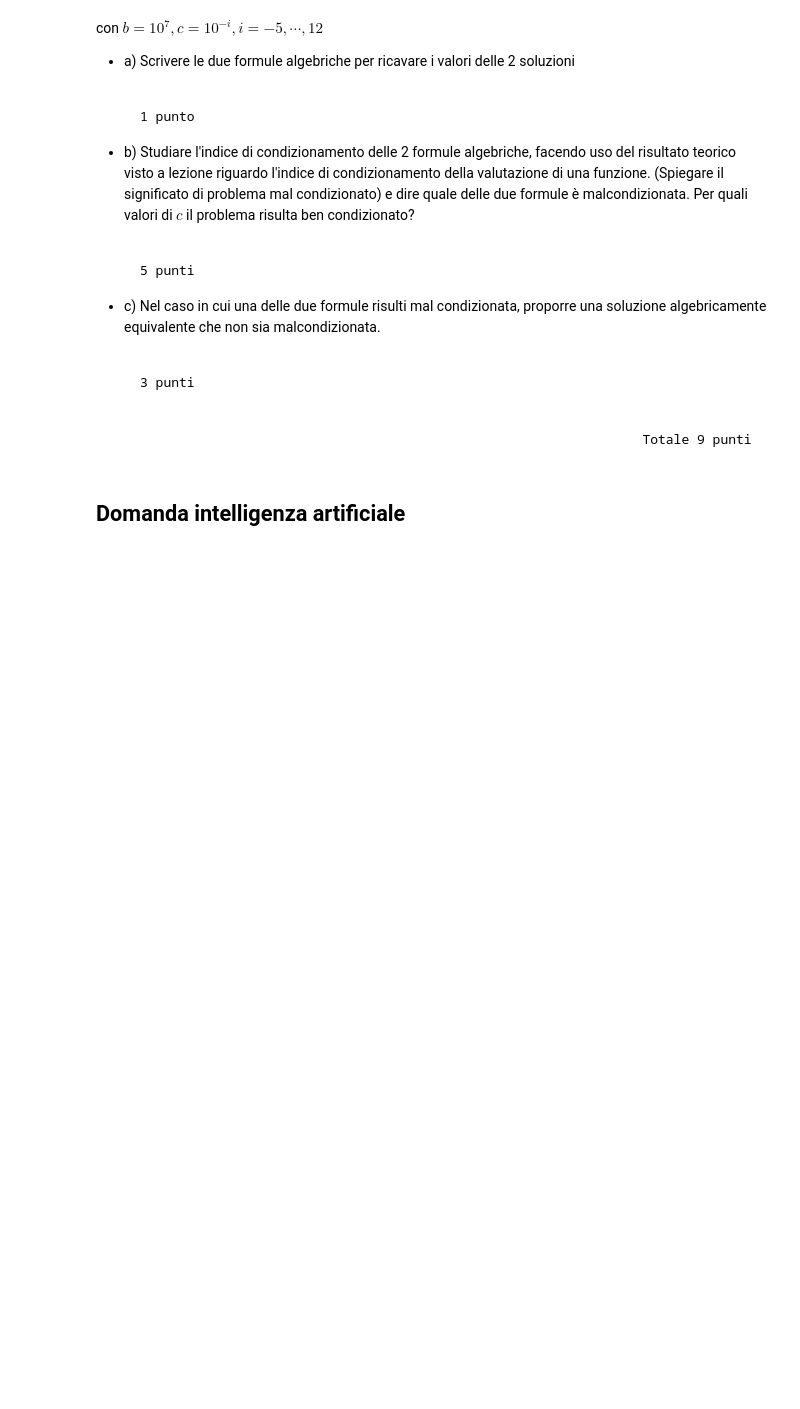
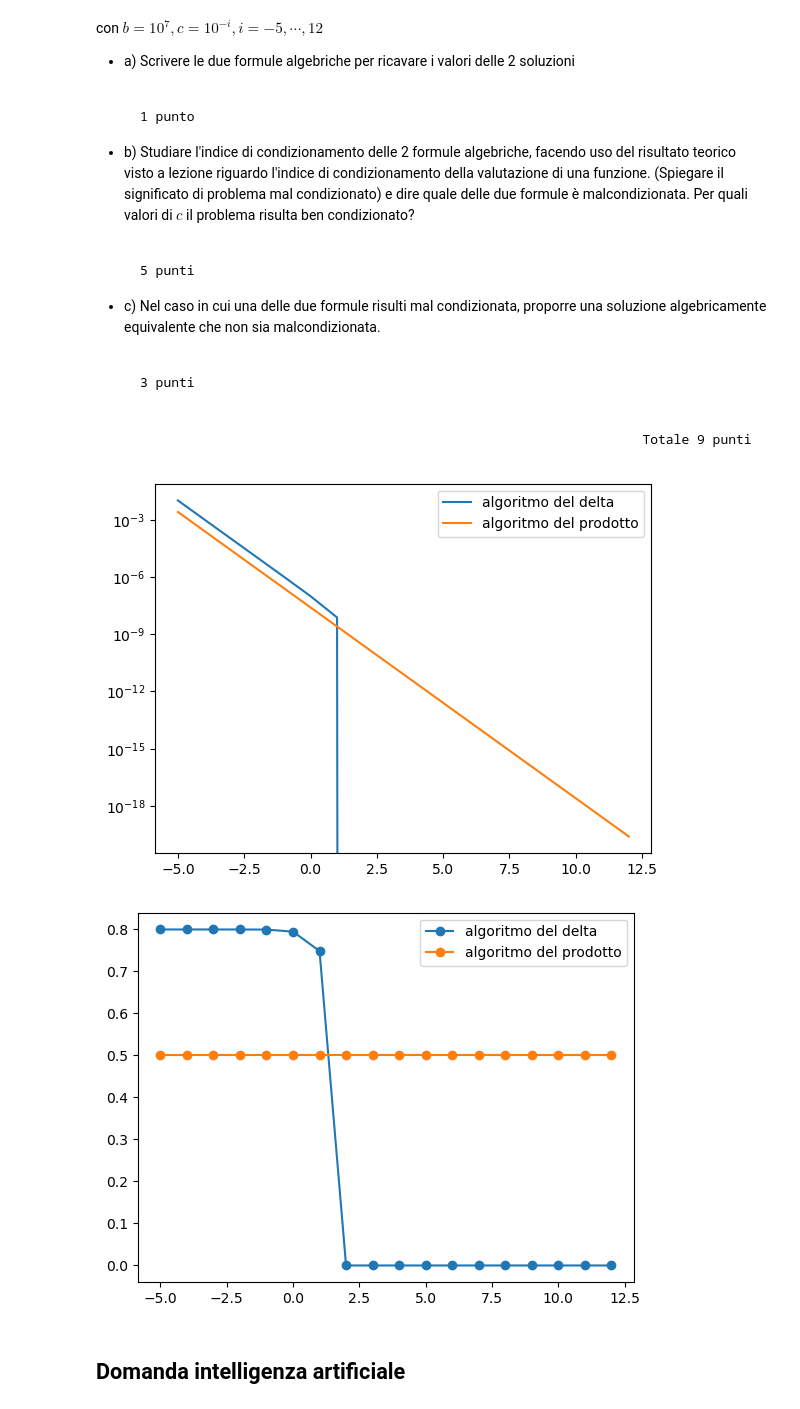
Before and after one commit to KeegTheBoi/metodi_numerici_es, a Jupyter notebook: Exam Attempts/Esame6Luglio_TurnoII/K_6Luglio2023_TurnoII.ipynb, the cells around one changed output. Cells and saved outputs as stored; diff of their text form; code cells hidden in the pictures; blank space fills up the shorter version.

```diff
--- a/Exam Attempts/Esame6Luglio_TurnoII/K_6Luglio2023_TurnoII.ipynb
+++ b/Exam Attempts/Esame6Luglio_TurnoII/K_6Luglio2023_TurnoII.ipynb
@@ -160,6 +160,47 @@ con $b=10^7, c=10^{-i},i=-5,\cdots,12 $
                                                                                     3 punti
 # %% [markdown]
                                                                         Totale 9 punti
+# %%
+import numpy as np
+from numpy.linalg import norm
+import matplotlib.pyplot as plt
+
+i = np.arange(-5, 13)
+a = 1/2
+b = 2*10**7
+c = -(10.**-i)
+
+delta = lambda a, b, c: np.sqrt(b**2 - 4*(a)*(c))
+def delta_solve(a, b, c):
+    return (-b+delta(a, b, c))/a, (-b-delta(a, b, c))/a
+
+def prod_solve(a, b, c):
+    x2 = delta_solve(a, b, c)[1]
+    return c / a / x2, x2
+
+
+method = ('algoritmo del delta', 'algoritmo del prodotto')
+x1_del, x2 = delta_solve(a, b, c)
+
+plt.semilogy(i, x1_del, label=method[0])
+
+x1_pr, x2 = prod_solve(a, b, c)
+plt.semilogy(i, x1_pr, label=method[1])
+plt.legend()
+plt.show()
+
+args = a, b, c
+d = lambda x, a, b, c: x + 2*b
+f = lambda x, a, b, c: 1/2*a*x**2 + 2*b*x - c
+K = lambda x: d(x, *args)*x/f(x, *args)
+
+plt.plot(i, K(x1_del), 'o-', label=method[0])
+plt.plot(i, K(x1_pr), 'o-',label=method[1])
+plt.legend()
+plt.show()
+# %% [output]
+[figure, added]
+[figure, added]
 # %% [markdown]
 ## Domanda intelligenza artificiale
 # %% [markdown]
```
Also changed, not shown: 6 other files.
